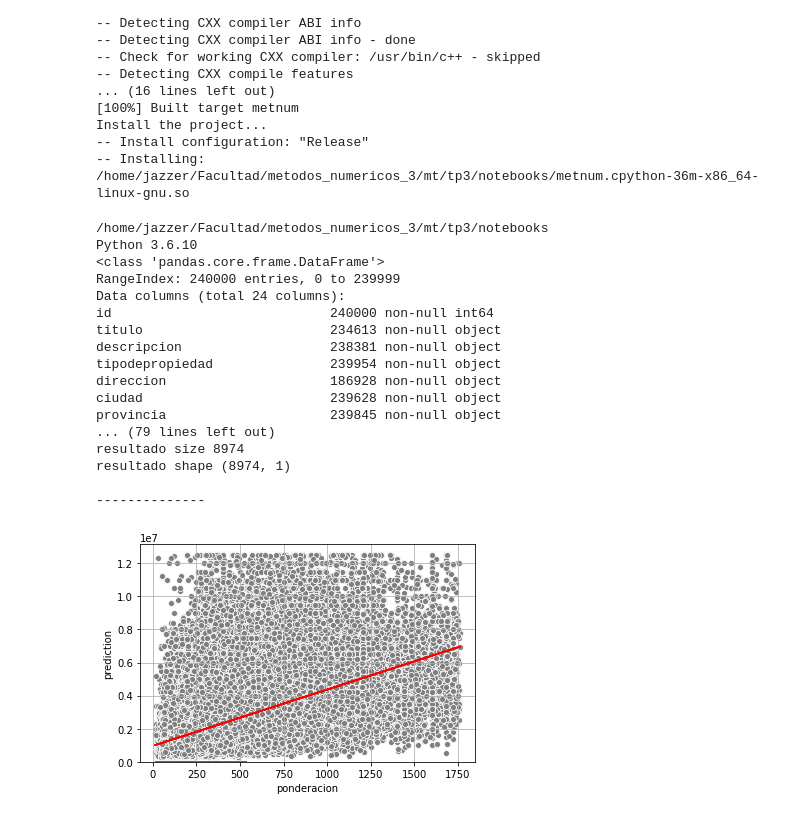
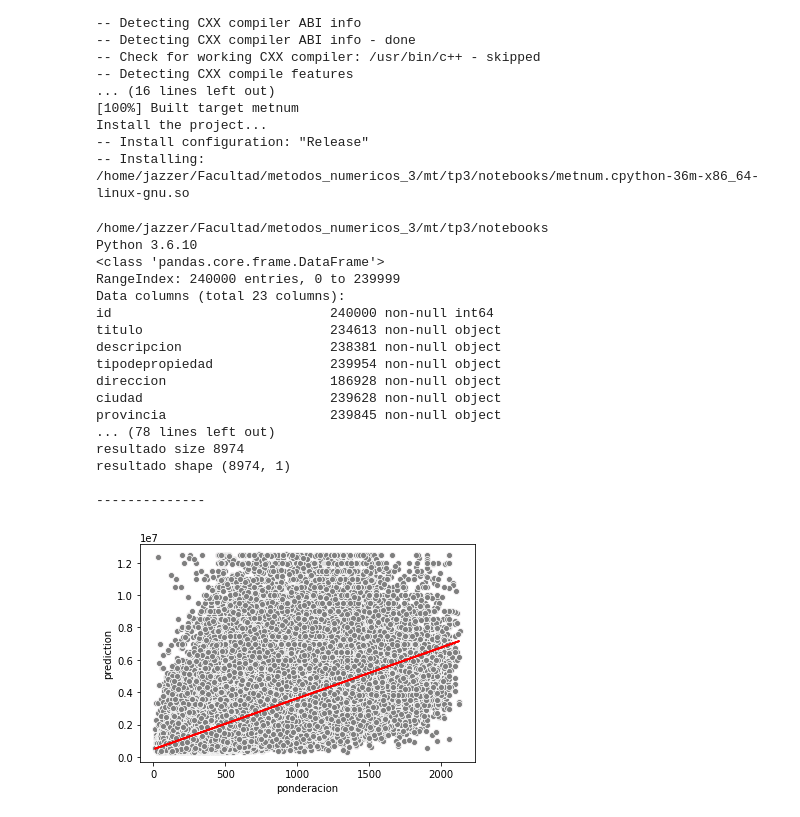
Before and after one commit to ricardogcolombo/mt, a Jupyter notebook: tp3/notebooks/Experimento no lineal.ipynb, the cells around one changed output. Saved outputs shown, nothing was run; the diff lists cells and outputs as text; code cells hidden in the pictures.

```diff
--- a/tp3/notebooks/Experimento no lineal.ipynb
+++ b/tp3/notebooks/Experimento no lineal.ipynb
@@ -37,8 +37,6 @@ from sklearn.metrics import *
 !pwd
 !python --version
 import metnum
-
-weight_escuelas, weight_comercios, weight_garages = 1,1,1
 
 def new_feature(row, weight_escuelas, weight_comercios, weight_garages):
     return (row['metroscubiertos']*row['banos']
@@ -116,59 +114,61 @@ def experiment(percentage_of_training_cases,
     return df_prediction
 
 df = pd.read_csv('../data/train.csv')
-df_con_nueva_feature = df.copy(deep=True)
 
-df_con_nueva_feature['ponderacion'] = df_con_nueva_feature.apply (lambda row: new_feature(row,
-                                                                        weight_escuelas,
-                                                                        weight_comercios,
-                                                                        weight_garages),
-                                                axis=1)
-
-print(df_con_nueva_feature.info())
-df_con_nueva_feature['ponderacion'].hist()
+print(df.info())
 
 d = {'rmse' : [], 'rmsle' : [], 'percentage_of_train_cases' : [],
      'time' : [],'weight_escuelas' : [], 'weight_comercios' : [],
      'weight_garages' : []}
+w=75
 
-folder='./test_no_lineal_{}'.format(int(time.time()))
+folder='./test_no_lineal_'+str(w)+'_75_{}'.format(int(time.time()))
 os.mkdir(folder)
 
 variable_to_predict = 'precio'
 variables_to_study = ['ponderacion']
 
 #cleanup
-df_con_nueva_feature = df_con_nueva_feature[df_con_nueva_feature[variable_to_predict].notna()]
+df = df[df[variable_to_predict].notna()]
+
+weight_escuelas, weight_comercios, weight_garages = w,w,w
+
+df_con_nueva_feature = df.copy(deep=True)
+
+df_con_nueva_feature['ponderacion'] = df_con_nueva_feature.apply (lambda row: new_feature(row,
+                                                                            weight_escuelas,
+                                                                            weight_comercios,
+                                                                            weight_garages), axis=1)
 for var in variables_to_study:
     df_con_nueva_feature = df_con_nueva_feature[df_con_nueva_feature[var].notna()]
 
 for i in np.arange(0.6, 0.99, 0.05):
     print(i)
     df_prediction_no_lineal = experiment(i, variable_to_predict, variables_to_study, 666, df_con_nueva_feature, d)
-    df_prediction_no_lineal.to_csv(folder+'/prediction_no_lineal'+'_'+str(i)+'.csv', encoding='utf-8', index=False)
+    df_prediction_no_lineal.to_csv(folder+'/prediction_no_lineal_'+str(w)+'_'+str(i)+'.csv', encoding='utf-8', index=False)
     d['weight_escuelas'].append(weight_escuelas)
     d['weight_comercios'].append(weight_comercios)
     d['weight_garages'].append(weight_garages)
     print('\n--------------\n')
 
 (pd.DataFrame(data=d)
-   .to_csv(folder+'/error_no_lineal.csv', encoding='utf-', index=False))
+   .to_csv(folder+'/error_no_lineal_'+str(w)+'.csv', encoding='utf-', index=False))
 # %% [output]
 /home/jazzer/Facultad/metodos_numericos_3/mt/tp3/notebooks
 Python 3.6.10
 <class 'pandas.core.frame.DataFrame'>
 RangeIndex: 240000 entries, 0 to 239999
-Data columns (total 24 columns):
+Data columns (total 23 columns):
 id                            240000 non-null int64
 titulo                        234613 non-null object
 descripcion                   238381 non-null object
 tipodepropiedad               239954 non-null object
 direccion                     186928 non-null object
 ciudad                        239628 non-null object
 provincia                     239845 non-null object
-... (79 lines left out)
+... (78 lines left out)
 resultado size 8974
 resultado shape (8974, 1)
 
 --------------
-[figure, old version]
+[figure, new version]
```
Also changed, not shown: 2 other files.
